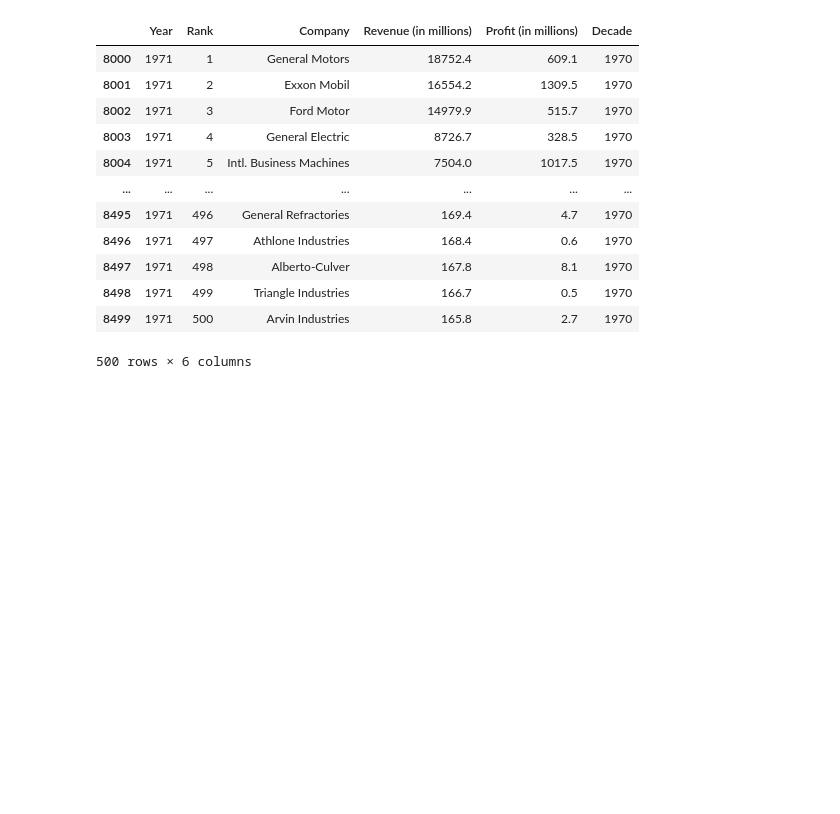
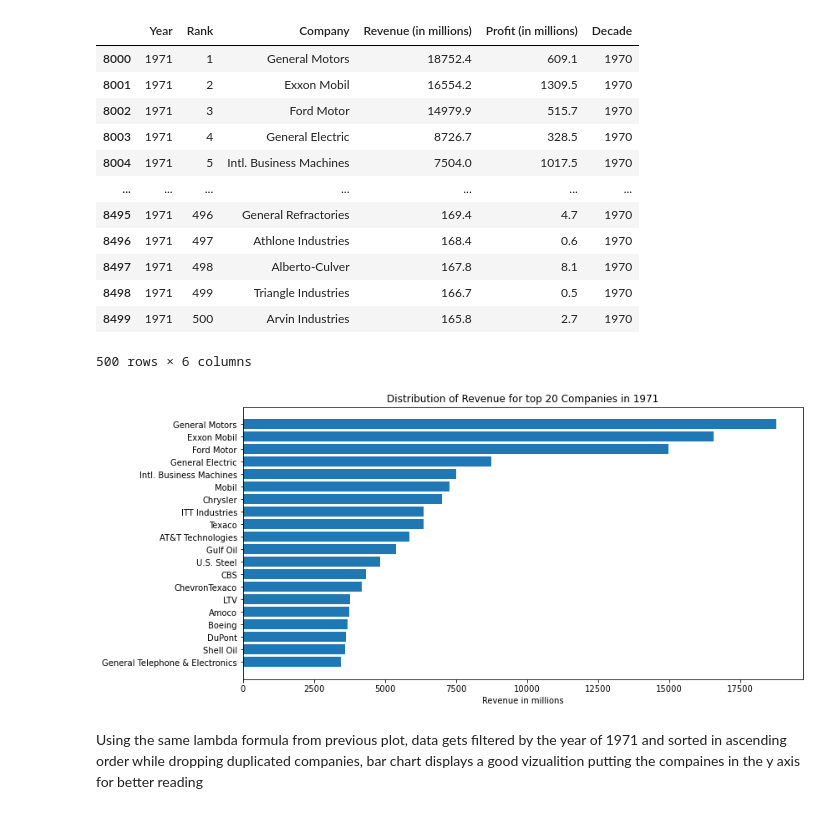
Before and after one commit to Rfg2048/DVC, a Jupyter notebook: DVC.ipynb, the cells around one changed output. Saved outputs shown, nothing was run; the diff lists cells and outputs as text; code cells hidden in the pictures; blank space fills up the shorter version.

```diff
--- a/DVC.ipynb
+++ b/DVC.ipynb
@@ -133,3 +142,16 @@ df1971
 | 8498 | 1971 | 499 | Triangle Industries | 166.7 | 0.5 | 1970 |
 | 8499 | 1971 | 500 | Arvin Industries | 165.8 | 2.7 | 1970 |
 500 rows × 6 columns
+# %%
+top_1971 = df1971.groupby(['Decade']).apply(lambda x: x.drop_duplicates('Company').nlargest(20, 'Revenue (in millions)'))
+# %%
+plt.figure(figsize=(12,6))
+plt.barh(top_1971['Company'], top_1971['Revenue (in millions)'])
+plt.xlabel('Revenue in millions')
+plt.title('Distribution of Revenue for top 20 Companies in 1971')
+plt.gca().invert_yaxis()
+plt.show()
+# %% [output]
+[figure, added]
+# %% [markdown]
+Using the same lambda formula from previous plot, data gets filtered by the year of 1971 and sorted in ascending order while dropping duplicated companies, bar chart displays a good vizualition putting the compaines in the y axis for better reading
```
Also changed, not shown: parts of 27 cells of this notebook.
